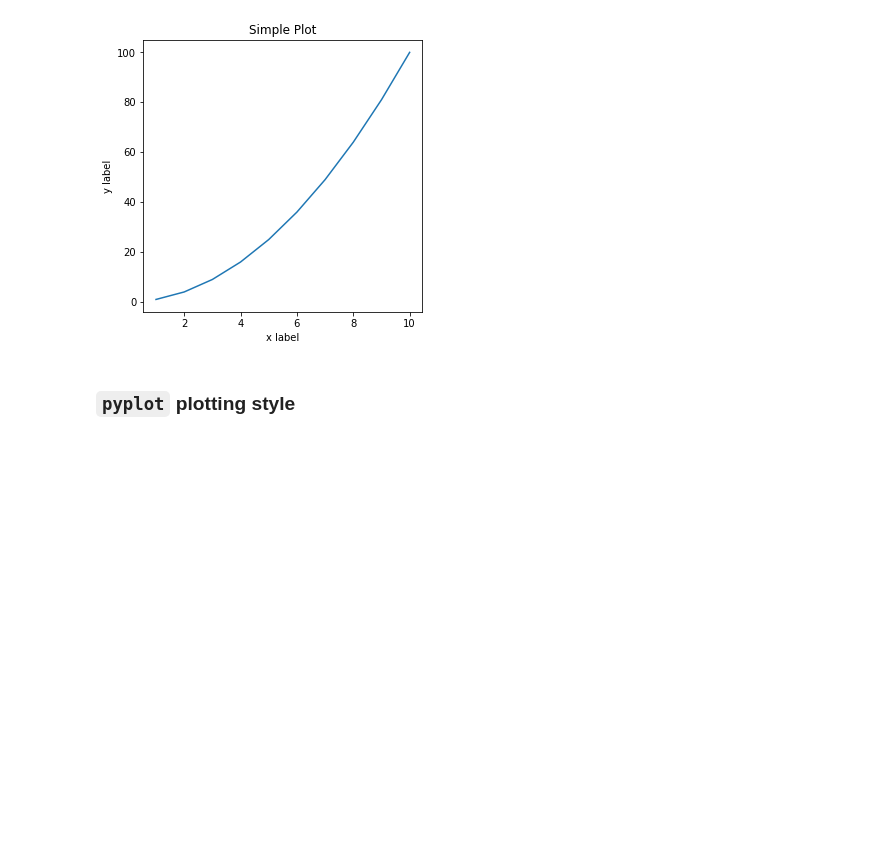
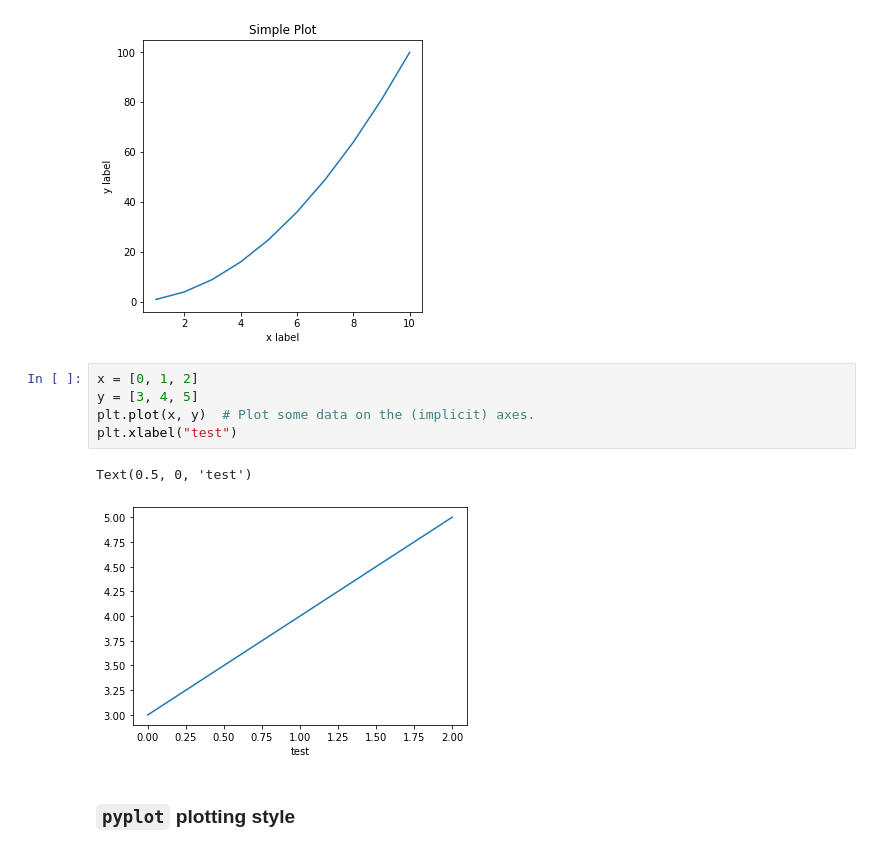
Before and after one commit to baramX3/PSY_submissions, a Jupyter notebook: tutorial_notebooks/tutorial012-Plotting-Matplotlib-Introduction.ipynb, the cells around one changed output. Saved outputs shown, nothing was run; the diff lists cells and outputs as text; blank space fills up the shorter version.

```diff
--- a/tutorial_notebooks/tutorial012-Plotting-Matplotlib-Introduction.ipynb
+++ b/tutorial_notebooks/tutorial012-Plotting-Matplotlib-Introduction.ipynb
@@ -72,6 +72,14 @@ ax.set_title("Simple Plot")  # Add a title to the axes.
 # %% [output]
 Text(0.5, 1.0, 'Simple Plot')
 [figure]
+# %%
+x = [0, 1, 2]
+y = [3, 4, 5]
+plt.plot(x, y)  # Plot some data on the (implicit) axes.
+plt.xlabel("test")
+# %% [output]
+Text(0.5, 0, 'test')
+[figure, added]
 # %% [markdown]
 ### `pyplot` plotting style
 # %% [markdown]
```
Also changed, not shown: parts of 14 cells of this notebook.
